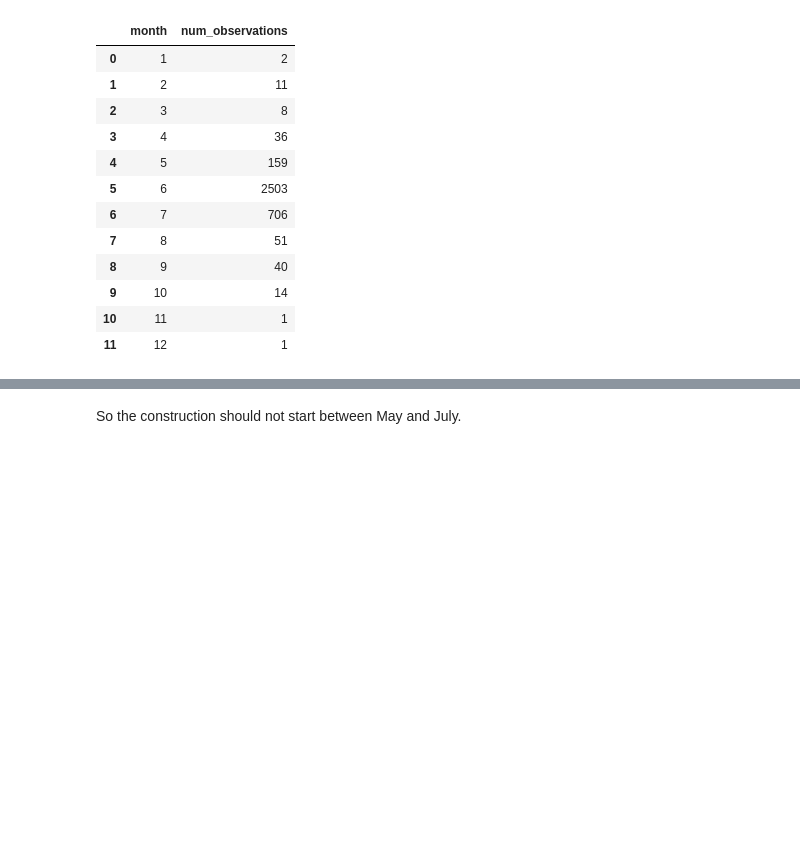
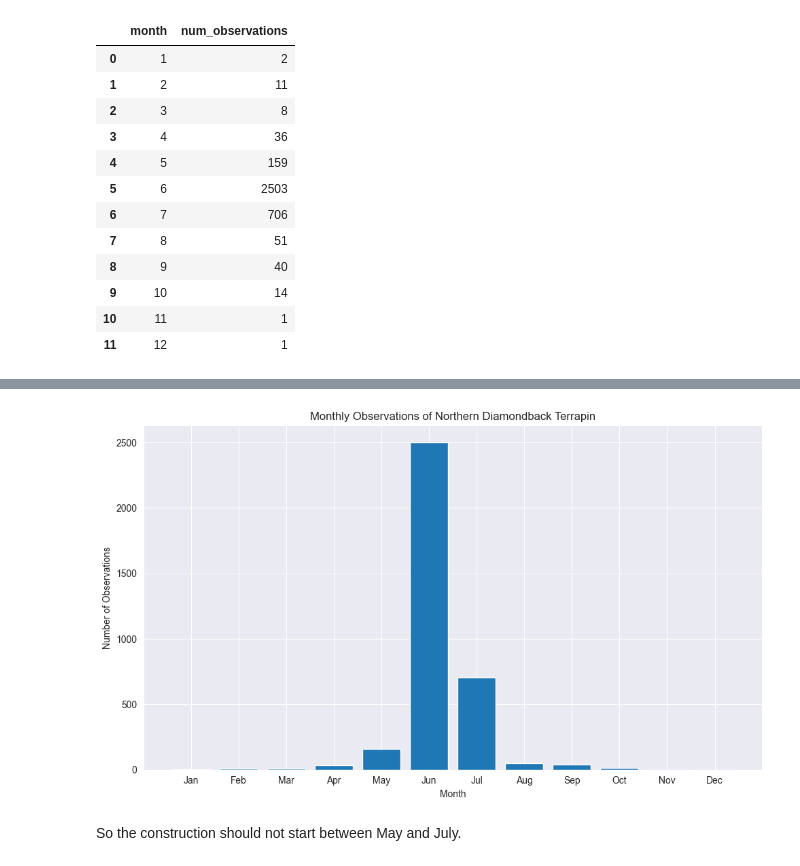
Before and after one commit to letatthinh/data-gathering-and-warehousing, a Jupyter notebook: Assignment 10/Assignment10_Le.ipynb, the cells around one changed output, grey strips where cells are left out. Drawn from its saved outputs; the diff is of its cells as text; code cells hidden in the pictures; blank space fills up the shorter version.

```diff
--- a/Assignment 10/Assignment10_Le.ipynb
+++ b/Assignment 10/Assignment10_Le.ipynb
@@ -729,3 +748,20 @@ records
 | 9 | 10 | 14 |
 | 10 | 11 | 1 |
 | 11 | 12 | 1 |
+# %%
+# Plotting the bar chart
+plt.figure(figsize=(10, 6))
+plt.bar(records['month'], records['num_observations'])
+
+# Labels and title
+plt.xlabel('Month')
+plt.ylabel('Number of Observations')
+plt.title('Monthly Observations of Northern Diamondback Terrapin')
+
+# Formatting the x-axis to display months more clearly
+plt.xticks(records['month'], ['Jan', 'Feb', 'Mar', 'Apr', 'May', 'Jun', 'Jul', 'Aug', 'Sep', 'Oct', 'Nov', 'Dec'])
+
+# Show the plot
+plt.tight_layout()
+plt.show()
+# %% [output]
@@ -732,3 +769,4 @@ records
+[figure, added]
 # %% [markdown]
 So the construction should not start between May and July.
 # %% [markdown]
```
Also changed, not shown: parts of 4 cells of this notebook.
